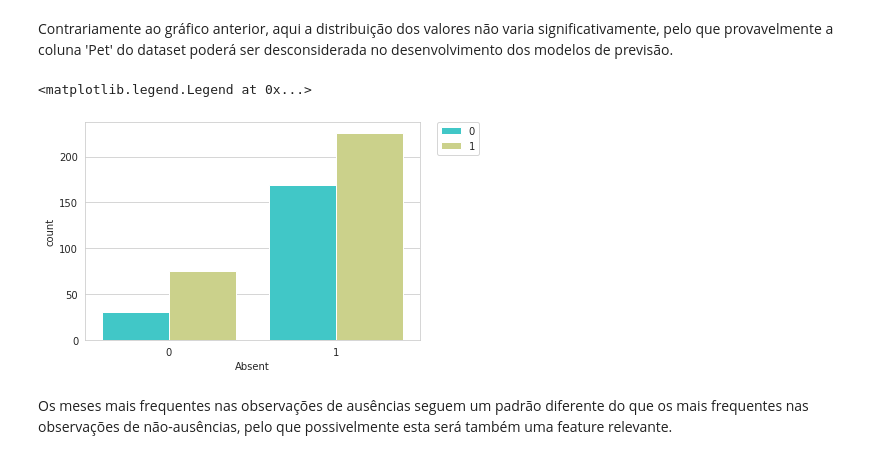
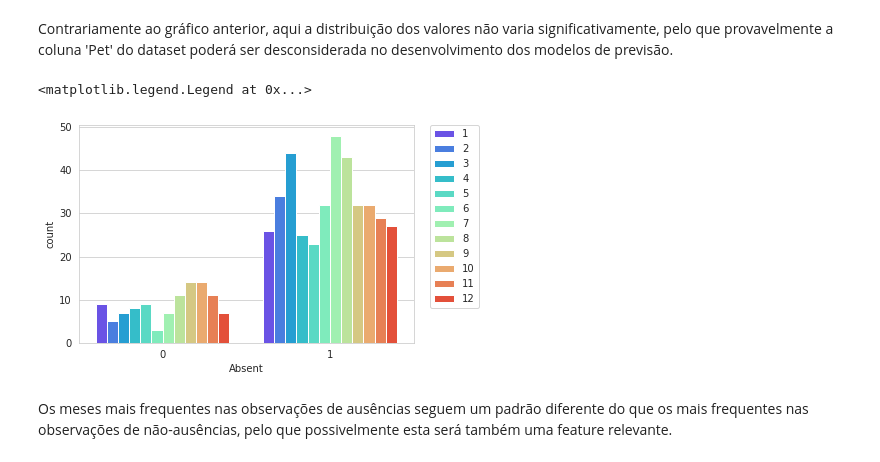
Before and after one commit to ricardomilhazes/AEC-1920, a Jupyter notebook: TP2/DataPreparation.ipynb, the cells around one changed output. Saved outputs shown, nothing was run; the diff lists cells and outputs as text; code cells hidden in the pictures.

```diff
--- a/TP2/DataPreparation.ipynb
+++ b/TP2/DataPreparation.ipynb
@@ -51,6 +52,3 @@ sns.countplot(x='Absent',data=train,palette='RdBu_r')
 [figure]
 # %% [markdown]
 Antes de mais, verificamos que a distribuição dos valores da feature que pretendemos futuramente prever é bastante desequilibrada, pelo que futuramente deveremos tomar precauções para que isto não afete negativamente o processo de aprendizagem e consequentemente a eficácia dos modelos desenvolvidos.
-# %%
-sns.set_style('whitegrid')
-sns.countplot(x='Absent',hue='Social drinker',data=train,palette='RdBu_r')
@@ -76,8 +74,8 @@ sns.countplot(x='Absent',hue='Disciplinary failure',data=train,palette='RdBu_r')
 # %% [markdown]
 Neste dataset, não há um único caso de ausência em que o funcionário em questão tenha tido uma falta disciplinar anteriormente. Isto sugere que os funcionários que têm faltas disciplinares ficam bastante menos propensos a estar ausentes. Esta feature tem, portanto, um peso significativo no problema em questão.
 # %%
-train["Education"] = train["Education"].apply(lambda x: 0 if x == 1 else 1)
-test["Education"] = test["Education"].apply(lambda x: 0 if x == 1 else 1)
+#train["Education"] = train["Education"].apply(lambda x: 0 if x == 1 else 1)
+#test["Education"] = test["Education"].apply(lambda x: 0 if x == 1 else 1)
 sns.set_style('whitegrid')
 sns.countplot(x='Absent',hue='Education',data=train,palette='RdBu_r')
 # %% [output]
@@ -86,8 +84,8 @@ sns.countplot(x='Absent',hue='Education',data=train,palette='RdBu_r')
 # %% [markdown]
 O grau de educação não parece variar significativamente conforme os casos de ausência ou não. Agrupámos  esta feature nas classes 0 - nível 1 e 0 - nível maior que 1, de modo a mais facilmente observar variações na distribuição dos valores.
 # %%
-train["Son"] = train["Son"].apply(lambda x: 0 if x < 3 else 1)
-test["Son"] = test["Son"].apply(lambda x: 0 if x < 3 else 1)
+#train["Son"] = train["Son"].apply(lambda x: 0 if x < 3 else 1)
+#test["Son"] = test["Son"].apply(lambda x: 0 if x < 3 else 1)
 sns.set_style('whitegrid')
 sns.countplot(x='Absent',hue='Son',data=train,palette='rainbow')
 # %% [output]
@@ -104,14 +102,14 @@ sns.countplot(x='Absent',hue='Pet',data=train,palette='rainbow')
 # %% [markdown]
 Contrariamente ao gráfico anterior, aqui a distribuição dos valores não varia significativamente, pelo que provavelmente a coluna 'Pet' do dataset poderá ser desconsiderada no desenvolvimento dos modelos de previsão.
 # %%
-train["Month of absence"] = train["Month of absence"].apply(lambda x: 0 if x in [2,3,7,8] else 1)
-test["Month of absence"] = test["Month of absence"].apply(lambda x: 0 if x in [2,3,7,8] else 1)
+#train["Month of absence"] = train["Month of absence"].apply(lambda x: 0 if x in [2,3,7,8] else 1)
+#test["Month of absence"] = test["Month of absence"].apply(lambda x: 0 if x in [2,3,7,8] else 1)
 sns.set_style('whitegrid')
 sns.countplot(x='Absent',hue='Month of absence',data=train,palette='rainbow')
 plt.legend(bbox_to_anchor=(1.05, 1), loc=2, borderaxespad=0.)
 # %% [output]
 <matplotlib.legend.Legend at 0x...>
-[figure, old version]
+[figure, new version]
 # %% [markdown]
 Os meses mais frequentes nas observações de ausências seguem um padrão diferente do que os mais frequentes nas observações de não-ausências, pelo que possivelmente esta será também uma feature relevante.
 # %%
```
Also changed, not shown: parts of 22 cells of this notebook, 4 other files.
